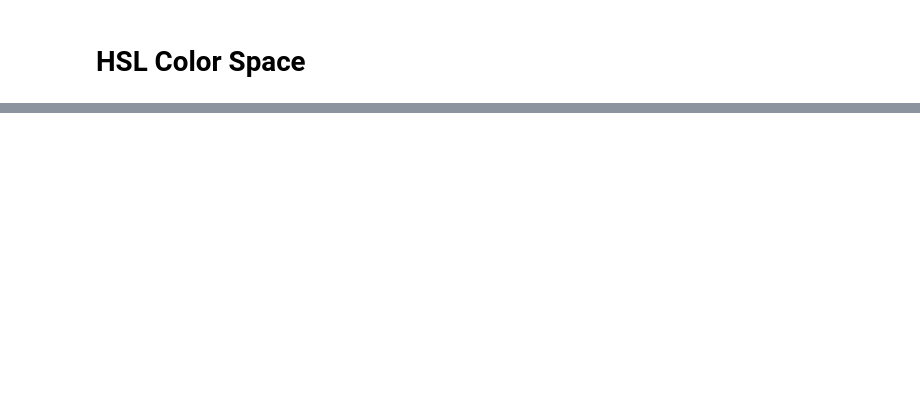
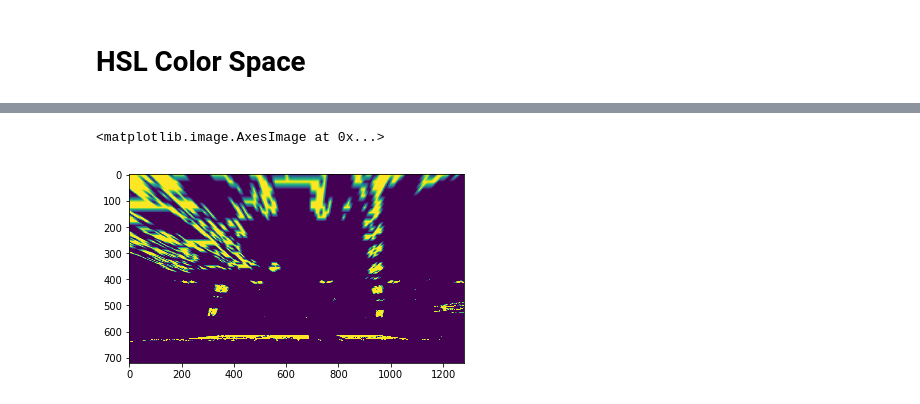
Before and after one commit to muhabdulhaq/advanced-lane-line-tracking, a Jupyter notebook: Advanced-Lane-Line-Tracking.ipynb, the cells around one changed output, grey strips where cells are left out. Cells and saved outputs as stored; diff of their text form; code cells hidden in the pictures; blank space fills up the shorter version.

```diff
--- a/Advanced-Lane-Line-Tracking.ipynb
+++ b/Advanced-Lane-Line-Tracking.ipynb
@@ -226,0 +246,20 @@ ax2.imshow(combined_binary, cmap='gray')
+# %%
+img_size = combined_binary.shape[::-1] # Width x Height instead of Height x Width
+w = img_size[0]
+h = img_size[1]
+
+dst = np.float32(
+[[0.25*w, 0.25*h],
+[0.75*w, 0.25*h],
+[0.25*w, 0.75*h],
+[0.75*w, 0.75*h]])
+
+M = cv2.getPerspectiveTransform(src, dst)
+Minv = cv2.getPerspectiveTransform(dst, src)
+
+warped = cv2.warpPerspective(combined_binary, M, img_size, flags=cv2.INTER_LINEAR)
+# %%
+plt.imshow(warped)
+# %% [output]
+<matplotlib.image.AxesImage at 0x...>
+[figure, added]
```
Also changed, not shown: parts of 14 cells of this notebook.
